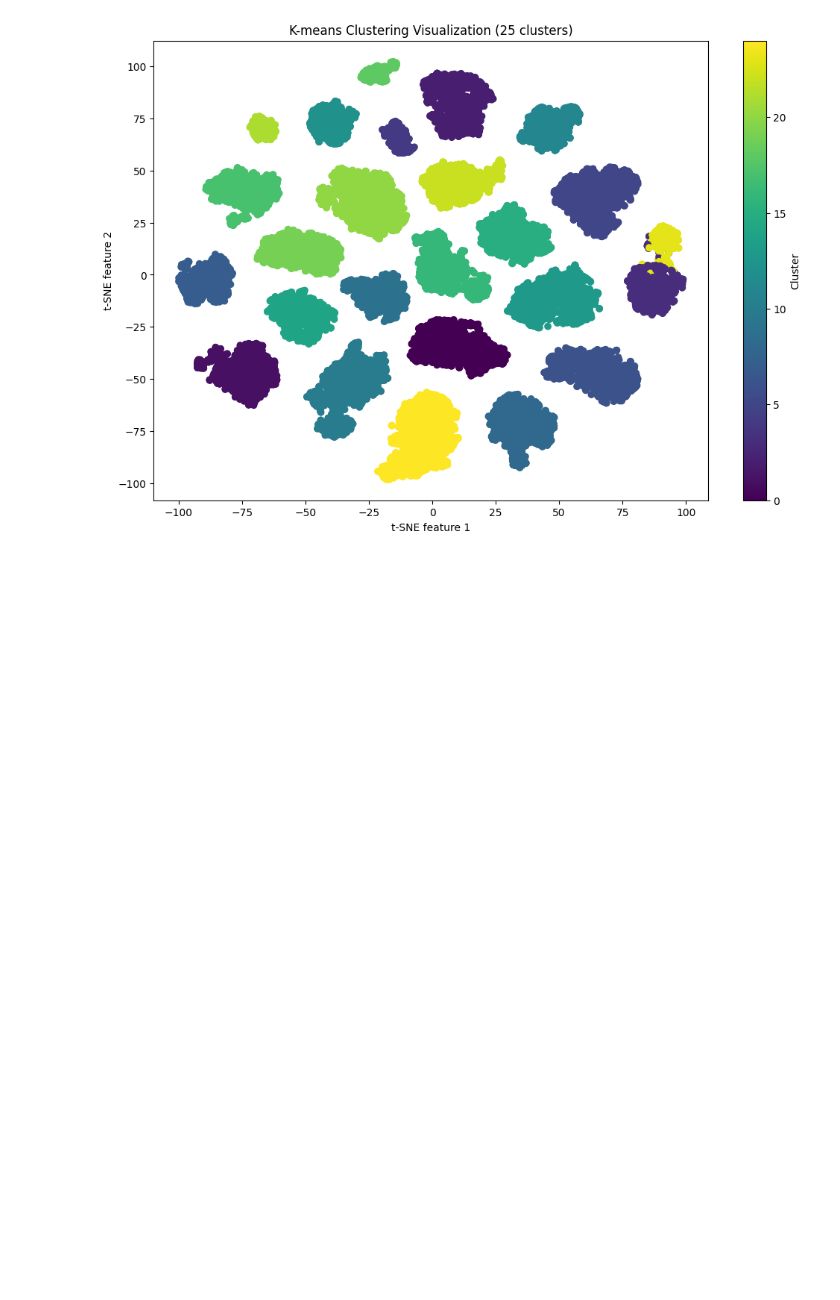
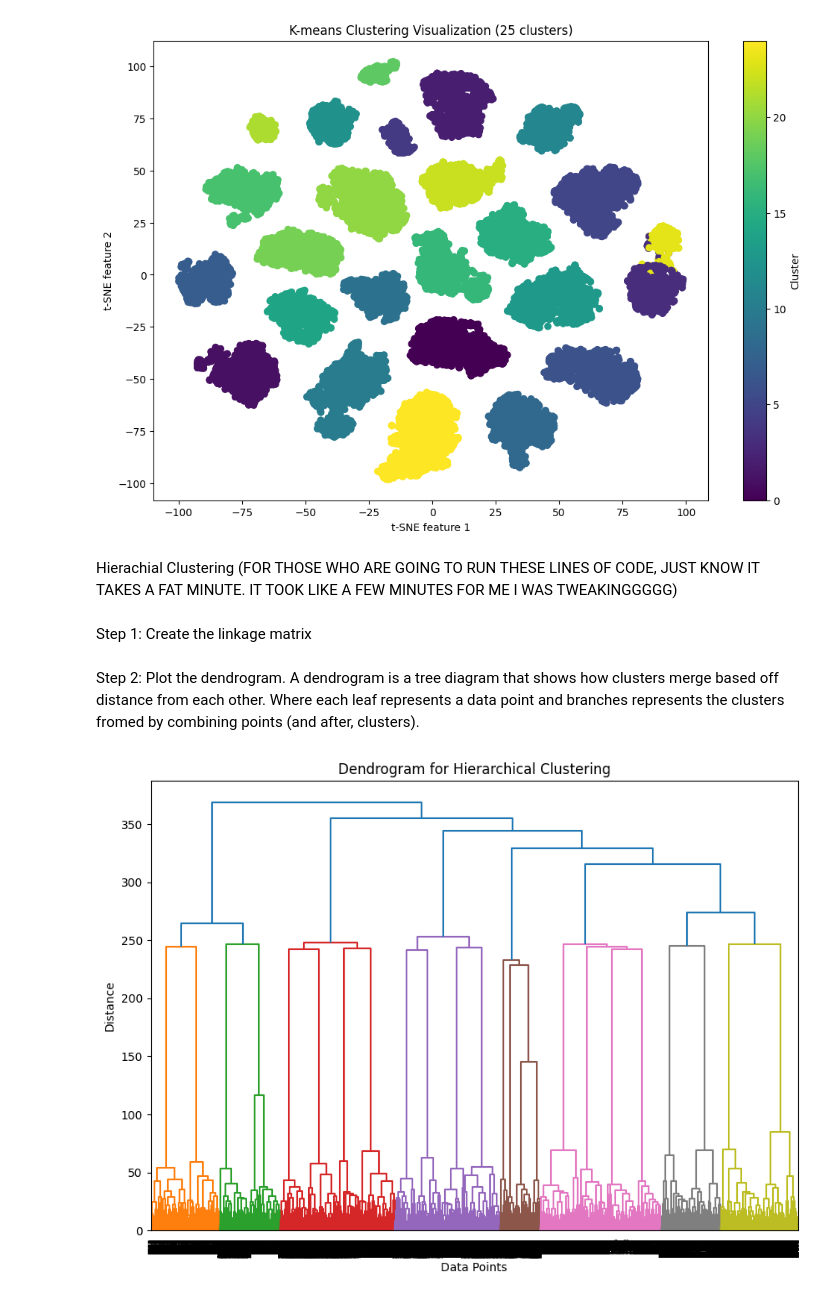
Before and after one commit to ebeltyukova/PCA_for_Spotify_Recs, a Jupyter notebook: cogs-118b.ipynb, the cells around one changed output. Cells and saved outputs as stored; diff of their text form; code cells hidden in the pictures; blank space fills up the shorter version.

Commit message:
hierachial clustering complete

```diff
--- a/cogs-118b.ipynb
+++ b/cogs-118b.ipynb
@@ -509,3 +509,5 @@ plt.colorbar(scatter, label='Cluster')
 plt.show()
 # %% [output]
 [figure]
+# %% [markdown]
+Hierachial Clustering (FOR THOSE WHO ARE GOING TO RUN THESE LINES OF CODE, JUST KNOW IT TAKES A FAT MINUTE. IT TOOK LIKE A FEW MINUTES FOR ME I WAS TWEAKINGGGGG)
@@ -511,0 +518,15 @@ plt.show()
+# %% [markdown]
+Step 1: Create the linkage matrix
+# %%
+Z = sch.linkage(pca_data, method='ward')
+# %% [markdown]
+Step 2: Plot the dendrogram. A dendrogram is a tree diagram that shows how clusters merge based off distance from each other. Where each leaf represents a data point and branches represents the clusters fromed by combining points (and after, clusters).
+# %%
+plt.figure(figsize=(10, 7))
+sch.dendrogram(Z)
+plt.title('Dendrogram for Hierarchical Clustering')
+plt.xlabel('Data Points')
+plt.ylabel('Distance')
+plt.show()
+# %% [output]
+[figure, added]
```
Also changed, not shown: parts of 10 cells of this notebook.
